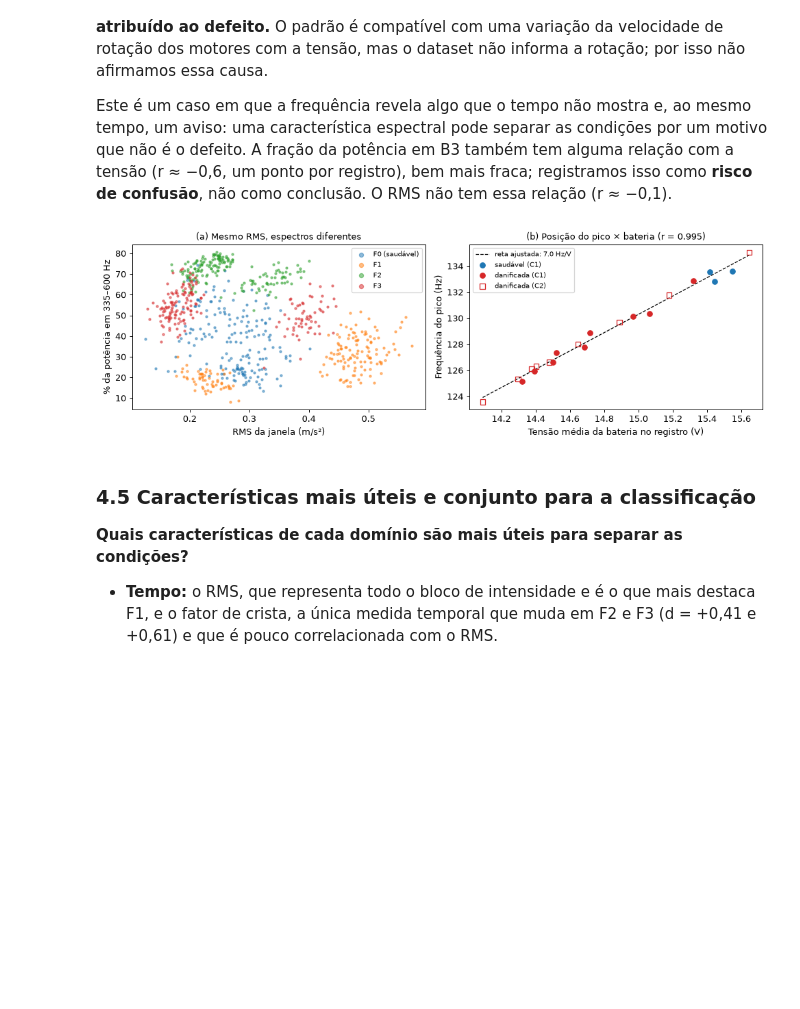
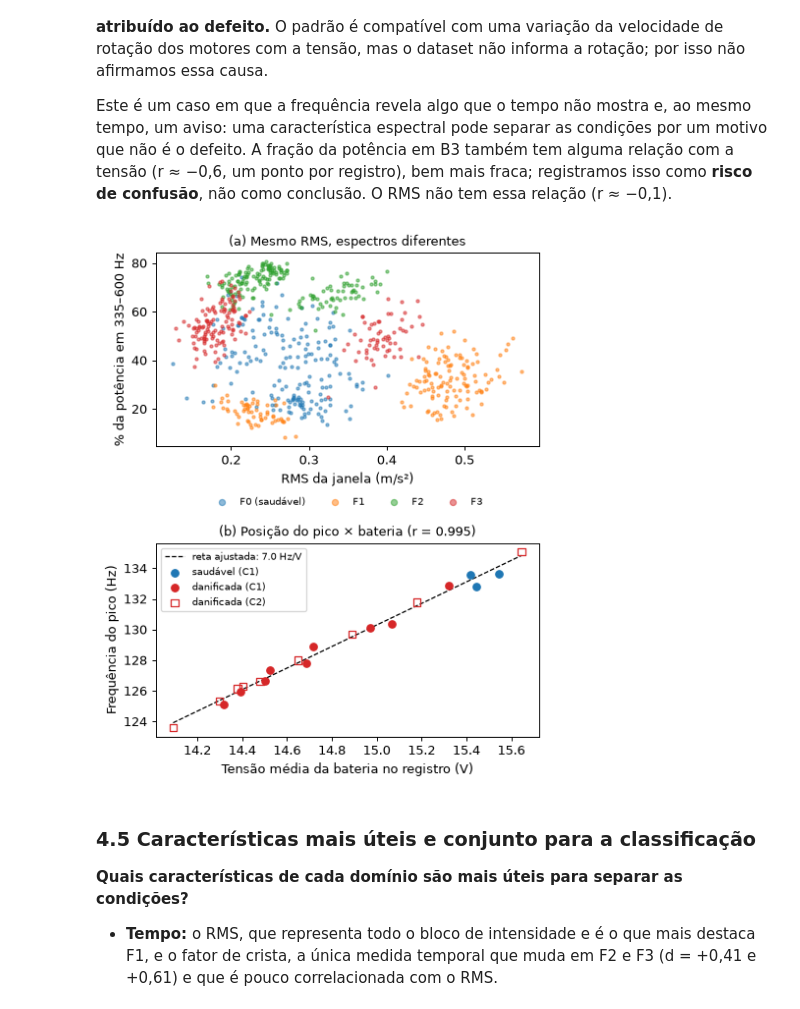
Before and after one commit to arthurbm/drone-analysis, a Jupyter notebook: repasses/secao4/colab_celulas.ipynb, the cells around one changed output. Drawn from its saved outputs; the diff is of its cells as text; code cells hidden in the pictures; blank space fills up the shorter version.

```diff
--- a/repasses/secao4/colab_celulas.ipynb
+++ b/repasses/secao4/colab_celulas.ipynb
@@ -318,27 +318,28 @@ Portanto, **o deslocamento dos picos entre as condições é explicado pela tens
 
 Este é um caso em que a frequência revela algo que o tempo não mostra e, ao mesmo tempo, um aviso: uma característica espectral pode separar as condições por um motivo que não é o defeito. A fração da potência em B3 também tem alguma relação com a tensão (r ≈ −0,6, um ponto por registro), bem mais fraca; registramos isso como **risco de confusão**, não como conclusão. O RMS não tem essa relação (r ≈ −0,1).
 # %%
-# figura-resumo para o relatório: os dois achados lado a lado
-fig, axs = plt.subplots(1, 2, figsize=(11, 3.6))
+# figura-resumo para o relatório: os dois achados, um sobre o outro (largura de uma coluna)
+fig, axs = plt.subplots(2, 1, figsize=(5.2, 6.4))
 for f_cod in CORES_F:
     g = df_feat[df_feat.F == f_cod]
     axs[0].scatter(g['rms'], 100 * g['frac_B3_335_600Hz'], s=6, alpha=0.5, color=CORES_F[f_cod],
                    label='F0 (saudável)' if f_cod == 'F0' else f_cod)
 axs[0].set_xlabel('RMS da janela (m/s²)'); axs[0].set_ylabel('% da potência em 335–600 Hz')
-axs[0].set_title('(a) Mesmo RMS, espectros diferentes', fontsize=10); axs[0].legend(fontsize=8, markerscale=2)
+axs[0].set_title('(a) Mesmo RMS, espectros diferentes', fontsize=10)
+axs[0].legend(fontsize=8, markerscale=2, ncol=4, loc='lower center', bbox_to_anchor=(0.5, -0.36), frameon=False)
 for _, r in reg_todos.iterrows():
     cheio = r['C'] == 'C1'
     axs[1].scatter(r['bateria_V'], r['f_pico'], s=35, marker='o' if cheio else 's', zorder=3,
                    facecolors=CORES[r['condicao']] if cheio else 'none', edgecolors=CORES[r['condicao']])
 axs[1].plot(xv, a * xv + b, 'k--', lw=1, label=f'reta ajustada: {a:.1f} Hz/V')
 axs[1].scatter([], [], marker='o', color=CORES['saudavel'], label='saudável (C1)')
 axs[1].scatter([], [], marker='o', color=CORES['danificada'], label='danificada (C1)')
 axs[1].scatter([], [], marker='s', facecolors='none', edgecolors=CORES['danificada'], label='danificada (C2)')
 axs[1].set_xlabel('Tensão média da bateria no registro (V)'); axs[1].set_ylabel('Frequência do pico (Hz)')
 axs[1].set_title(f'(b) Posição do pico × bateria (r = {r_todos:.3f})', fontsize=10); axs[1].legend(fontsize=8)
-plt.tight_layout(); plt.savefig('comp_dominios_relatorio.png', dpi=200); plt.show()
+plt.tight_layout(); plt.savefig('09_notebook_comparacao.png', dpi=200); plt.show()
 # %% [output]
-[figure, old version]
+[figure, new version]
 # %% [markdown]
 ### **4.5 Características mais úteis e conjunto para a classificação**
 
```
Also changed, not shown: 20 other files.
